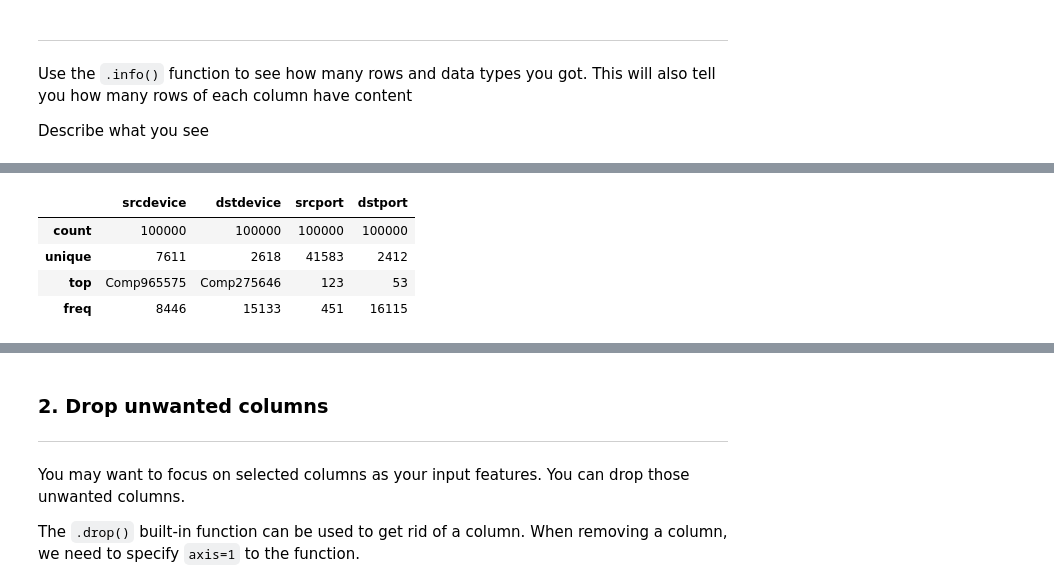
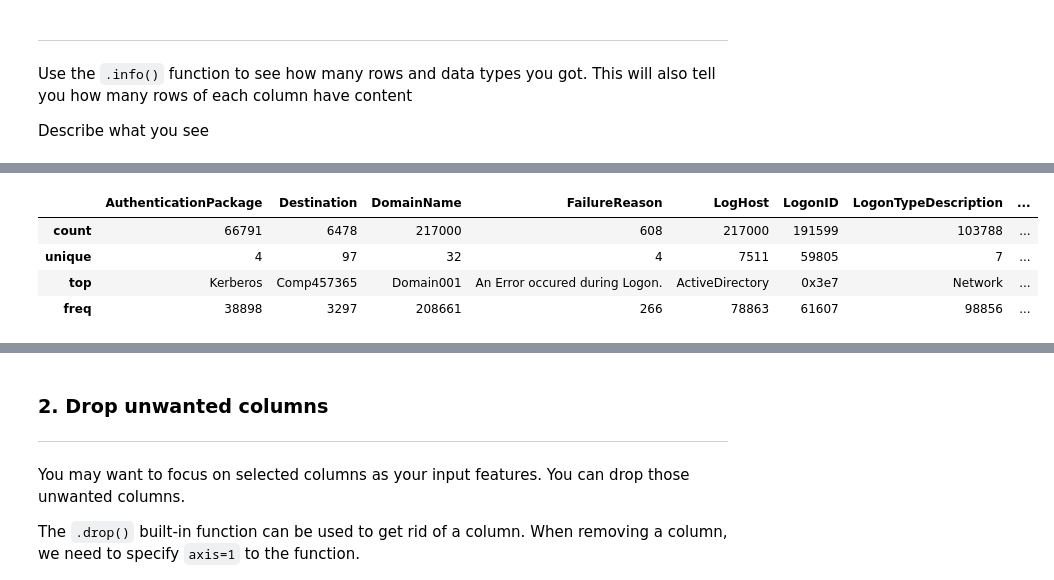
Before and after one commit to chalmerlowe/capstone, a Jupyter notebook: capstone.ipynb, the cells around one changed output, grey strips where cells are left out. Saved outputs shown, nothing was run; the diff lists cells and outputs as text; code cells hidden in the pictures.

```diff
--- a/capstone.ipynb
+++ b/capstone.ipynb
@@ -79,0 +66,8 @@ dfnet = pd.read_csv(NETDATA, names=names)
+# %%
+# The first dataset we will look at is the host data:
+# This JSON-based file provides column headers based on the keys in the
+#     JSON. The file contains multiple JSON objects, one per line.
+
+HOSTDATA = 'wls_day-90_217K'
+
+dfhost = pd.read_json(HOSTDATA, lines=True)
@@ -201,8 +216,8 @@ df.describe(include=np.number)
 # %%
-df.describe(include=object)
+dfhost.describe(include=object)
 # %% [output]
-|  | srcdevice | dstdevice | srcport | dstport |
-| count | 100000 | 100000 | 100000 | 100000 |
-| unique | 7611 | 2618 | 41583 | 2412 |
-| top | Comp965575 | Comp275646 | 123 | 53 |
-| freq | 8446 | 15133 | 451 | 16115 |
+|  | AuthenticationPackage | Destination | DomainName | FailureReason | LogHost | LogonID | LogonTypeDescription | ... |
+| count | 66791 | 6478 | 217000 | 608 | 217000 | 191599 | 103788 | ... |
+| unique | 4 | 97 | 32 | 4 | 7511 | 59805 | 7 | ... |
+| top | Kerberos | Comp457365 | Domain001 | An Error occured during Logon. | ActiveDirectory | 0x3e7 | Network | ... |
+| freq | 38898 | 3297 | 208661 | 266 | 78863 | 61607 | 98856 | ... |
```
Also changed, not shown: parts of 25 cells of this notebook.
